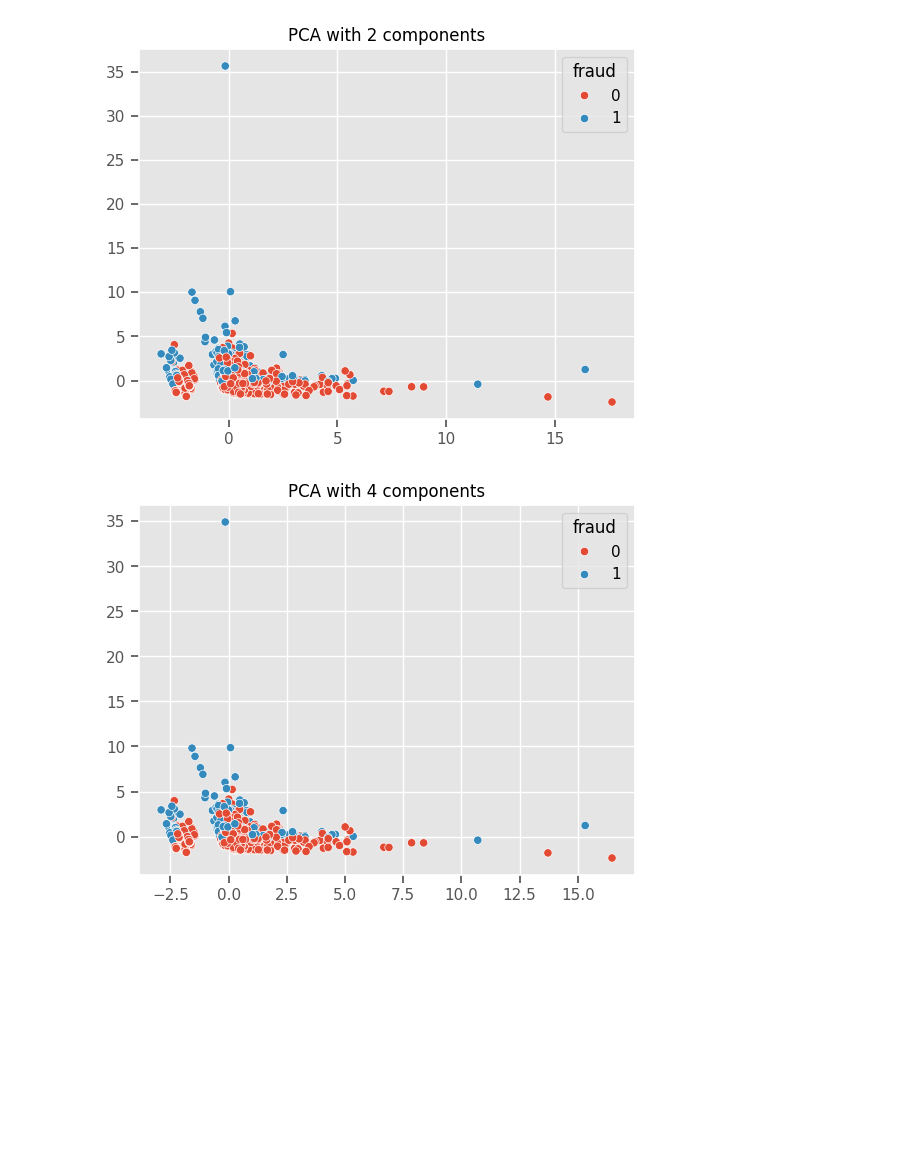
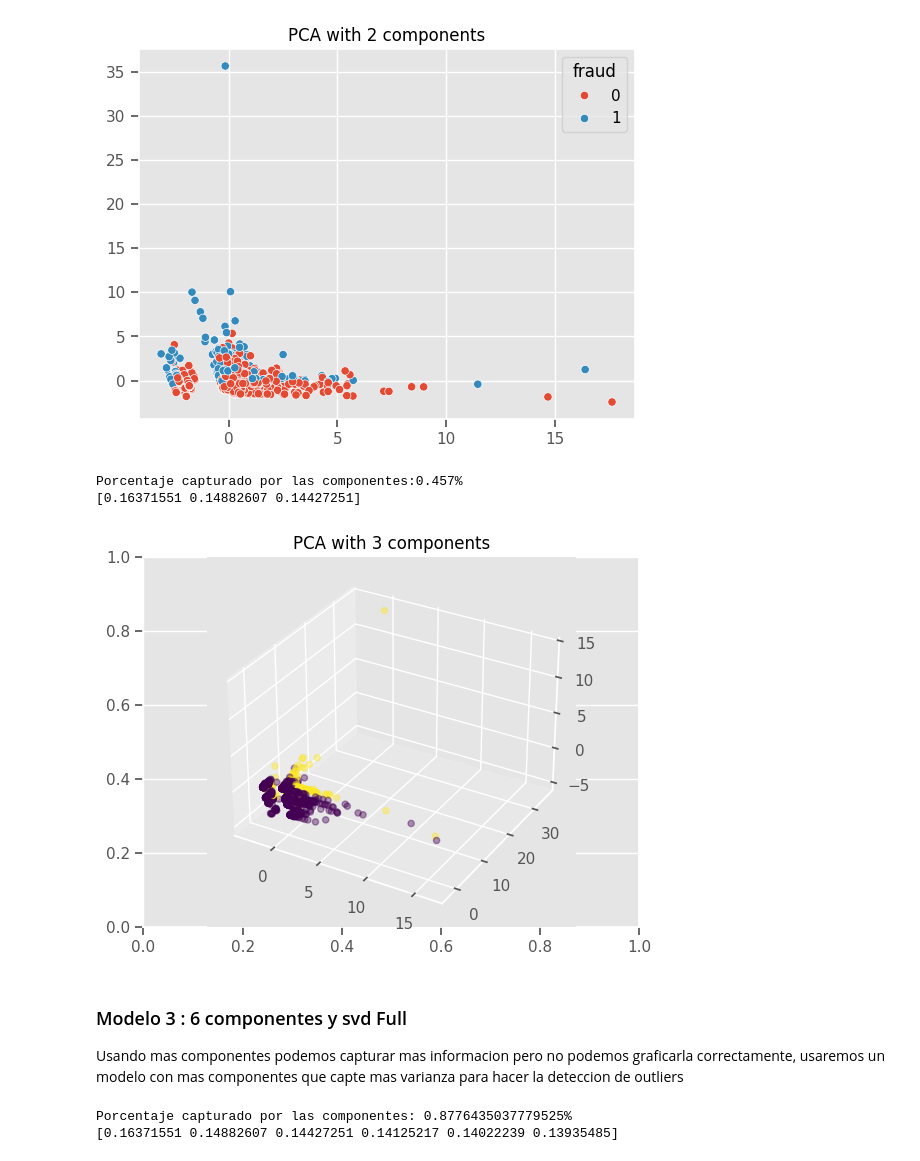
Before and after one commit to Jonkkeyler333/PyOD_ADGE, a Jupyter notebook: notebooks/pca.ipynb, the cells around one changed output. Cells and saved outputs as stored; diff of their text form; code cells hidden in the pictures; blank space fills up the shorter version.

```diff
--- a/notebooks/pca.ipynb
+++ b/notebooks/pca.ipynb
@@ -135,7 +135,7 @@ Threshold for 95%:  52.13923003105487
 ### Modelo 2 : 4 componentes y SVD_solver arckpack
 Se realiza el mismo procedimiento con una configuracion de parametros diferente
 # %%
-model2 = PCA( contamination=0.5, svd_solver="arpack", n_components=4, whiten=True , random_state=42)
+model2 = PCA( contamination=0.5, svd_solver="arpack", n_components=3, whiten=True , random_state=42)
 model2.fit(X)
 # %% [output]
 <PyOD_ADGE.models.principal_component_analysis.PCA at 0x...>
@@ -183,7 +183,26 @@ X_pca= model2.fit_transform(X)
+# %%
+print(f'Porcentaje capturado por las componentes:{round(sum(model2.explained_variance_ratio_),3)}%')
+print(model2.explained_variance_ratio_)
+X_pca= model2.fit_transform(X)
+# %% [output]
+Porcentaje capturado por las componentes:0.457%
+[0.16371551 0.14882607 0.14427251]
 # %%
 fig,ax=plt.subplots()
-sns.scatterplot(x=X_pca[:,0],y=X_pca[:,1],hue=y,ax=ax)
-ax.set_title('PCA with 4 components')
+ax = plt.axes(projection="3d")
+ax.scatter3D(X_pca[:,0],X_pca[:,1],X_pca[:,2],c=y, alpha=0.4)
+ax.set_title('PCA with 3 components')
 plt.show()
 # %% [output]
-[figure, old version]
+[figure, new version]
+# %% [markdown]
+### Modelo 3 : 6 componentes y svd Full
+Usando mas componentes podemos capturar mas informacion pero no podemos graficarla correctamente, usaremos un modelo con mas componentes que capte mas varianza para hacer la deteccion de outliers
+# %%
+model3 = PCA( contamination=0.2, svd_solver="full", n_components=6, whiten=True , random_state=42)
+model3.fit(X)
+print(f'Porcentaje capturado por las componentes: {sum(model3.explained_variance_ratio_)}%')
+print(model3.explained_variance_ratio_)
+# %% [output]
+Porcentaje capturado por las componentes: 0.8776435037779525%
+[0.16371551 0.14882607 0.14427251 0.14125217 0.14022239 0.13935485]
```
Also changed, not shown: parts of 6 cells of this notebook.
